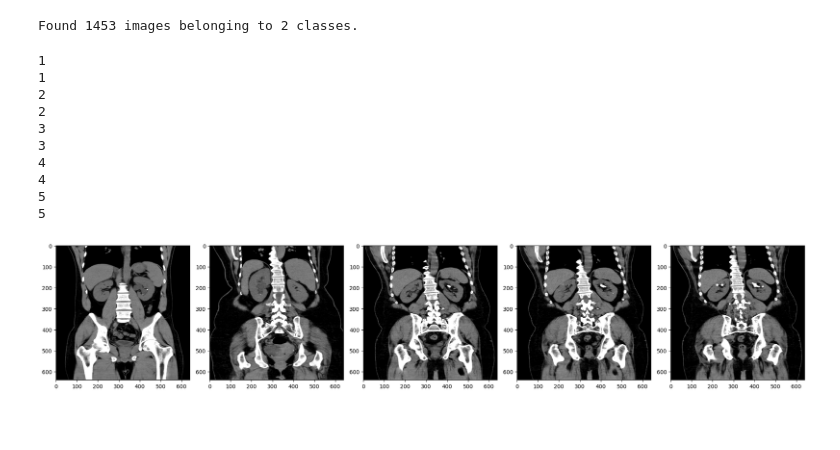
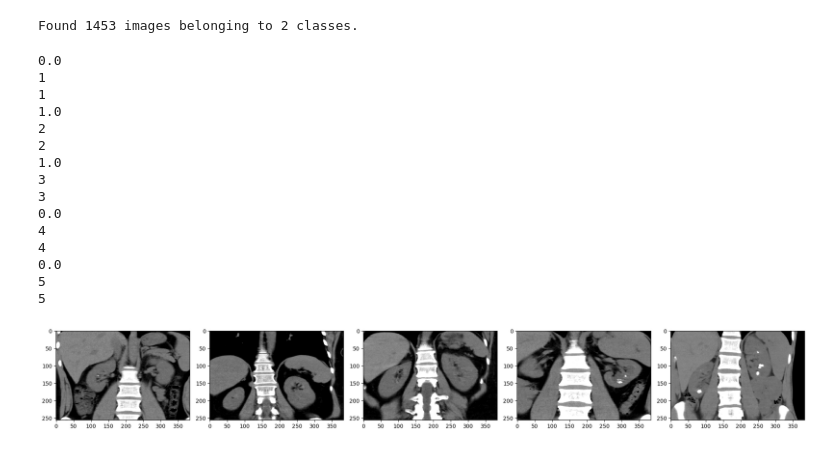
Before and after one commit to uchiharon/Kidney_Stone_Diagnosis_with_CNN_and_VAE, a Jupyter notebook: Employing_croppimg.ipynb, the cells around one changed output. Drawn from its saved outputs; the diff is of its cells as text; code cells hidden in the pictures; blank space fills up the shorter version.

```diff
--- a/Employing_croppimg.ipynb
+++ b/Employing_croppimg.ipynb
@@ -58,7 +58,7 @@ os.listdir(source_images_folder)
 train_image_generator = ImageDataGenerator(rescale=1./255)
 train_data_gen = train_image_generator.flow_from_directory(batch_size=100,
                                                directory=source_images_folder,
-                                               shuffle=False,
+                                               shuffle=True,
                                                target_size=(640,640),
                                                class_mode='binary')
 # %% [output]
@@ -66,31 +66,37 @@ Found 1453 images belonging to 2 classes.
 # %%
 y_train = []
 x_train = []
 for batch in train_data_gen:
     no_of_image = len(batch[1])
 
     fig, axes = plt.subplots(1, 5, figsize=(20,20))
     axes = axes.flatten()
 
     for i in range(5):#range(no_of_image):
         y_train.append(batch[1][i])
-        axes[i].imshow(batch[0][i])#[120:280,190:510])
-        x_train.append(batch[0][i])
+        axes[i].imshow(batch[0][i][72:328,158:542])
+        x_train.append(batch[0][i][72:328,158:542])
+        print(batch[1][i])
         print(len(y_train))
         print(len(x_train))
     plt.tight_layout()
     plt.show()
 
     break
 # %% [output]
+0.0
 1
 1
+1.0
 2
 2
+1.0
 3
 3
+0.0
 4
 4
+0.0
 5
 5
-[figure, old version]
+[figure, new version]
```
